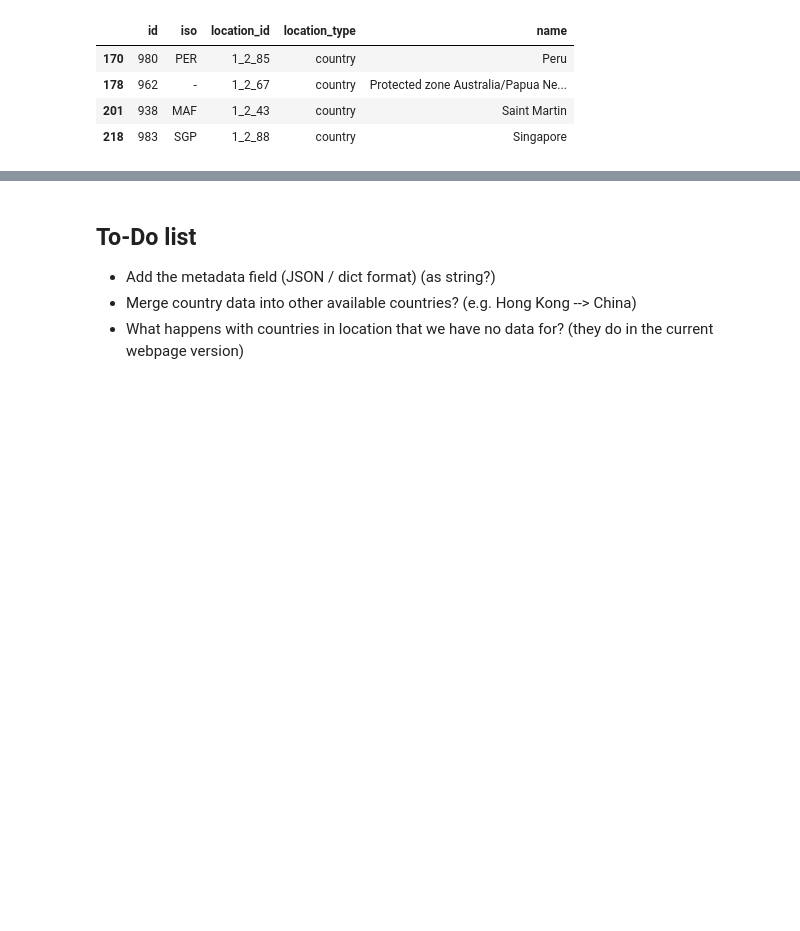
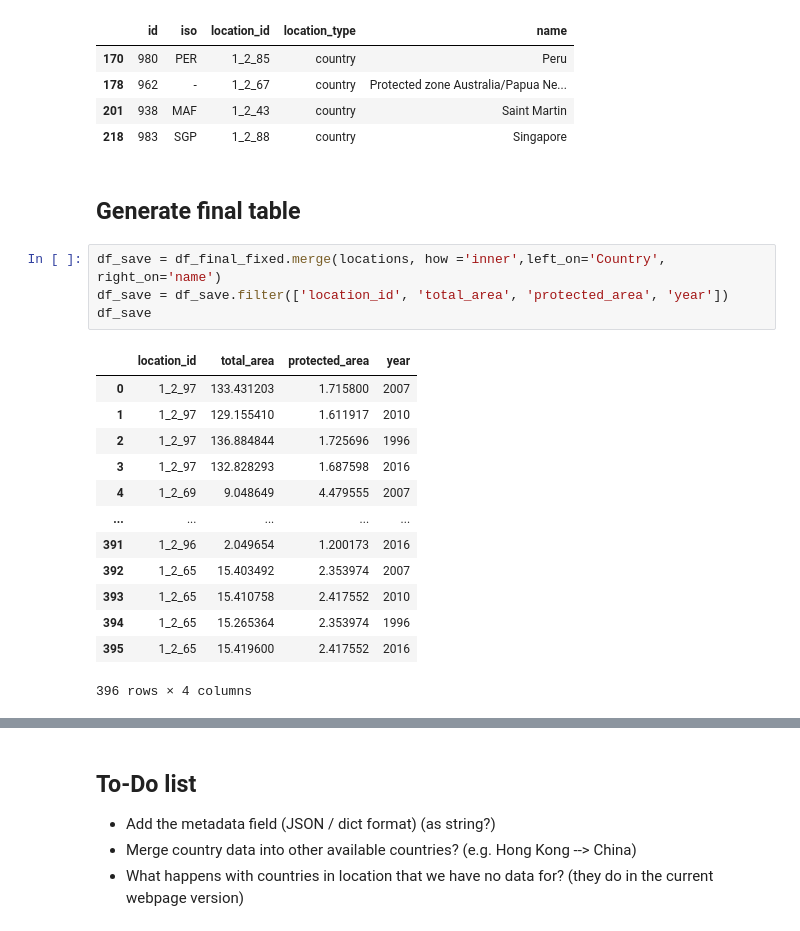
Before and after one commit to Vizzuality/mangrove-atlas, a Jupyter notebook: data/notebooks/Lab/areas_validator_test.ipynb, the cells around one changed output, grey strips where cells are left out. Cells and saved outputs as stored; diff of their text form; blank space fills up the shorter version.

Commit message:
Save locations & area data

```diff
--- a/data/notebooks/Lab/areas_validator_test.ipynb
+++ b/data/notebooks/Lab/areas_validator_test.ipynb
@@ -359,3 +359,23 @@ Countries in the location file with no data from the countries file
 | 178 | 962 | - | 1_2_67 | country | Protected zone Australia/Papua Ne... |
 | 201 | 938 | MAF | 1_2_43 | country | Saint Martin |
 | 218 | 983 | SGP | 1_2_88 | country | Singapore |
+# %% [markdown]
+## Generate final table
+# %%
+df_save = df_final_fixed.merge(locations, how ='inner',left_on='Country', right_on='name')
+df_save = df_save.filter(['location_id', 'total_area', 'protected_area', 'year'])
+df_save
+# %% [output]
+|  | location_id | total_area | protected_area | year |
+| 0 | 1_2_97 | 133.431203 | 1.715800 | 2007 |
+| 1 | 1_2_97 | 129.155410 | 1.611917 | 2010 |
+| 2 | 1_2_97 | 136.884844 | 1.725696 | 1996 |
+| 3 | 1_2_97 | 132.828293 | 1.687598 | 2016 |
+| 4 | 1_2_69 | 9.048649 | 4.479555 | 2007 |
+| ... | ... | ... | ... | ... |
+| 391 | 1_2_96 | 2.049654 | 1.200173 | 2016 |
+| 392 | 1_2_65 | 15.403492 | 2.353974 | 2007 |
+| 393 | 1_2_65 | 15.410758 | 2.417552 | 2010 |
+| 394 | 1_2_65 | 15.265364 | 2.353974 | 1996 |
+| 395 | 1_2_65 | 15.419600 | 2.417552 | 2016 |
+396 rows × 4 columns
```
Also changed, not shown: parts of 2 cells of this notebook.
